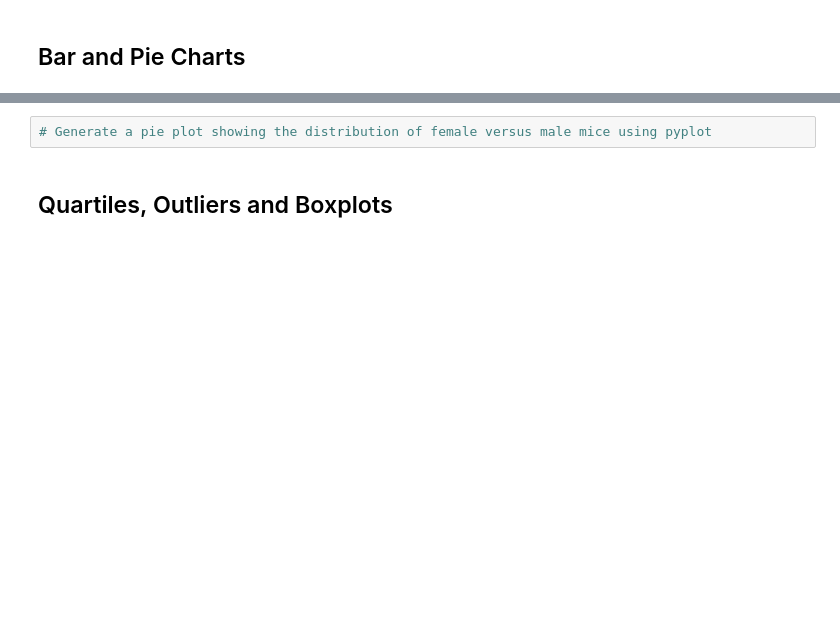
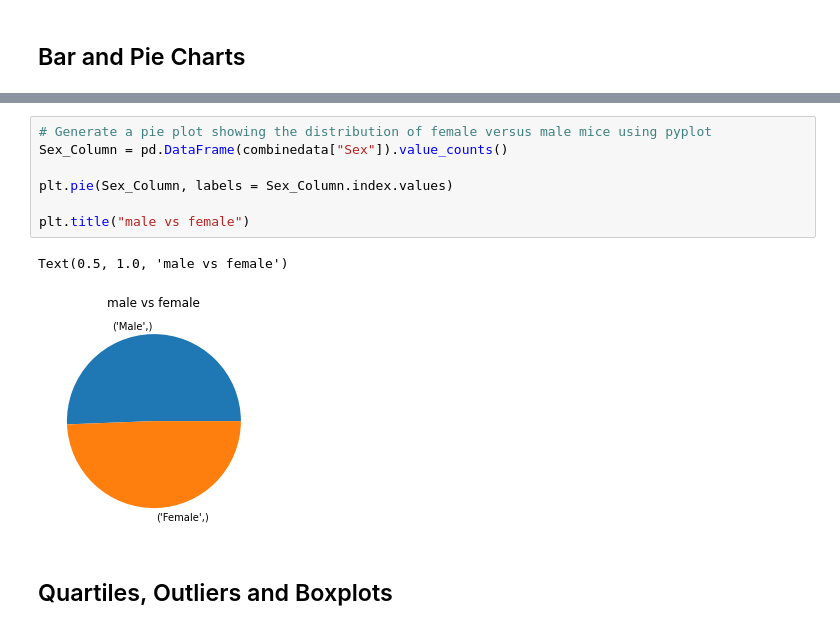
Before and after one commit to justinlpottsco/matplotlib-challenge, a Jupyter notebook: pymaceuticals_starter.ipynb, the cells around one changed output, grey strips where cells are left out. Cells and saved outputs as stored; diff of their text form; blank space fills up the shorter version.

```diff
--- a/pymaceuticals_starter.ipynb
+++ b/pymaceuticals_starter.ipynb
@@ -156,5 +187,13 @@ NameError: name 'groupby' is not defined
 # %%
 # Generate a pie plot showing the distribution of female versus male mice using pyplot
+Sex_Column = pd.DataFrame(combinedata["Sex"]).value_counts()
+
+plt.pie(Sex_Column, labels = Sex_Column.index.values)
+
+plt.title("male vs female")
+# %% [output]
+Text(0.5, 1.0, 'male vs female')
+[figure, added]
 # %% [markdown]
 ## Quartiles, Outliers and Boxplots
 # %%
```
Also changed, not shown: parts of 6 cells of this notebook.
